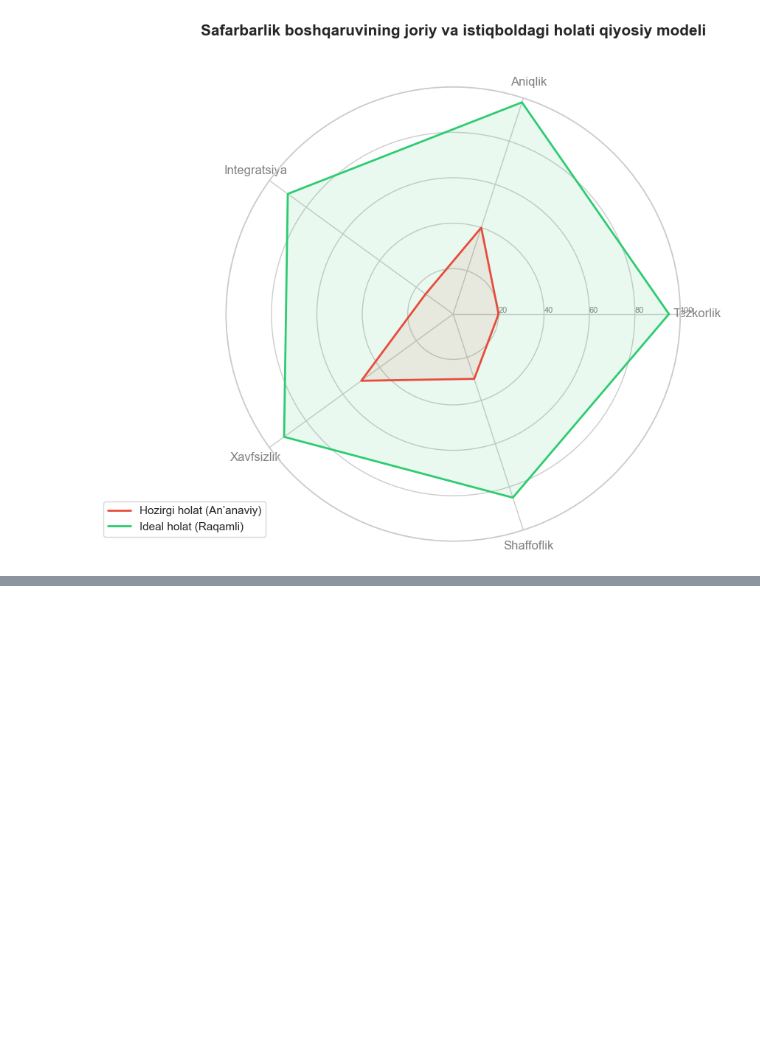
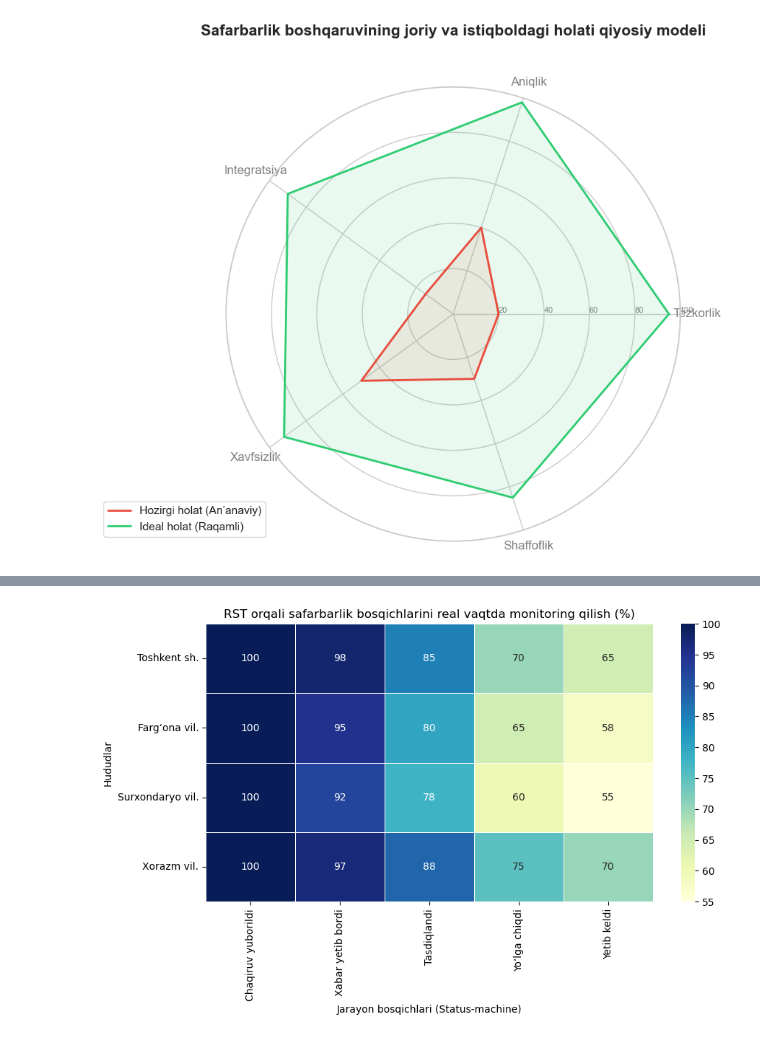
Before and after one commit to qwerty291996/2025-2026, a Jupyter notebook: Temp/Maqolalar konferensiyaga/Jarayonda/Jamshid aka maqolalar/Untitled.ipynb, the cells around one changed output, grey strips where cells are left out. Drawn from its saved outputs; the diff is of its cells as text; code cells hidden in the pictures; blank space fills up the shorter version.

```diff
--- a/Temp/Maqolalar konferensiyaga/Jarayonda/Jamshid aka maqolalar/Untitled.ipynb
+++ b/Temp/Maqolalar konferensiyaga/Jarayonda/Jamshid aka maqolalar/Untitled.ipynb
@@ -158,0 +211,23 @@ plt.show()
+# %%
+import seaborn as sns
+import matplotlib.pyplot as plt
+
+# Ma'lumotlar (Namuna: hududlar bo'yicha chaqiruv holati %)
+data = {
+    'Chaqiruv yuborildi': [100, 100, 100, 100],
+    'Xabar yetib bordi': [98, 95, 92, 97],
+    'Tasdiqlandi': [85, 80, 78, 88],
+    'Yo‘lga chiqdi': [70, 65, 60, 75],
+    'Yetib keldi': [65, 58, 55, 70]
+}
+regions = ['Toshkent sh.', 'Farg‘ona vil.', 'Surxondaryo vil.', 'Xorazm vil.']
+df = pd.DataFrame(data, index=regions)
+
+plt.figure(figsize=(10, 5))
+sns.heatmap(df, annot=True, cmap="YlGnBu", fmt='g', linewidths=.5)
+plt.title("RST orqali safarbarlik bosqichlarini real vaqtda monitoring qilish (%)")
+plt.xlabel("Jarayon bosqichlari (Status-machine)")
+plt.ylabel("Hududlar")
+plt.show()
+# %% [output]
+[figure, added]
```
Also changed, not shown: parts of 2 cells of this notebook, 28 other files.
